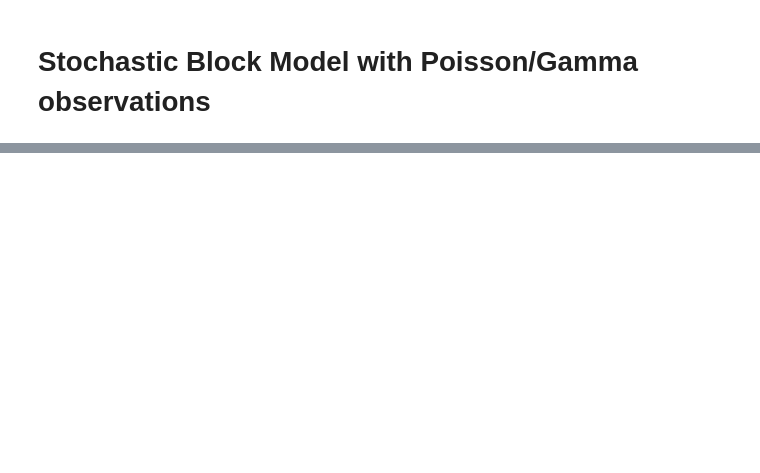
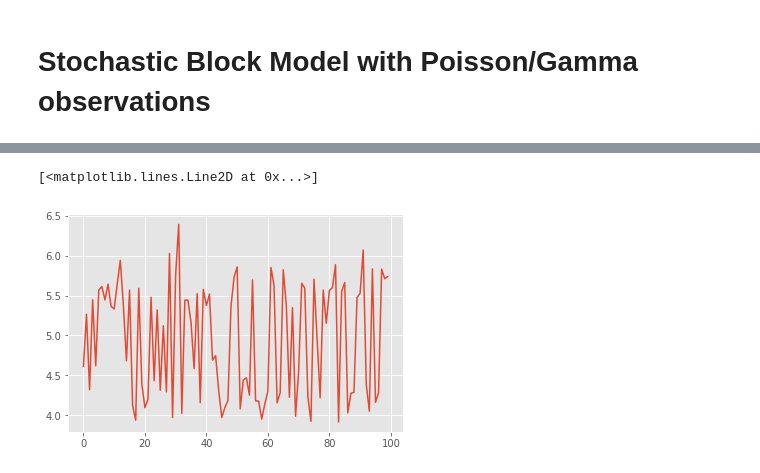
Before and after one commit to davidfrichhansen/mbml_project, a Jupyter notebook: SBMPoisson.ipynb, the cells around one changed output, grey strips where cells are left out. Drawn from its saved outputs; the diff is of its cells as text; code cells hidden in the pictures; blank space fills up the shorter version.

```diff
--- a/SBMPoisson.ipynb
+++ b/SBMPoisson.ipynb
@@ -79,0 +107,10 @@ nx.draw(G)
+# %%
+data = {'X' : mat, 'N' : mat.shape[0], 'K' : 2, 'alpha' : np.ones(2), 'a' : 7.5, 'b' : 1}
+fit = sm.sampling(data=data, iter=10000, chains=1)
+# %%
+samples = fit.extract()
+lambda_trace = samples['lambda']
+plt.plot(lambda_trace[-100:,1,1])
+# %% [output]
+[<matplotlib.lines.Line2D at 0x...>]
+[figure, added]
```
Also changed, not shown: parts of 4 cells of this notebook.
